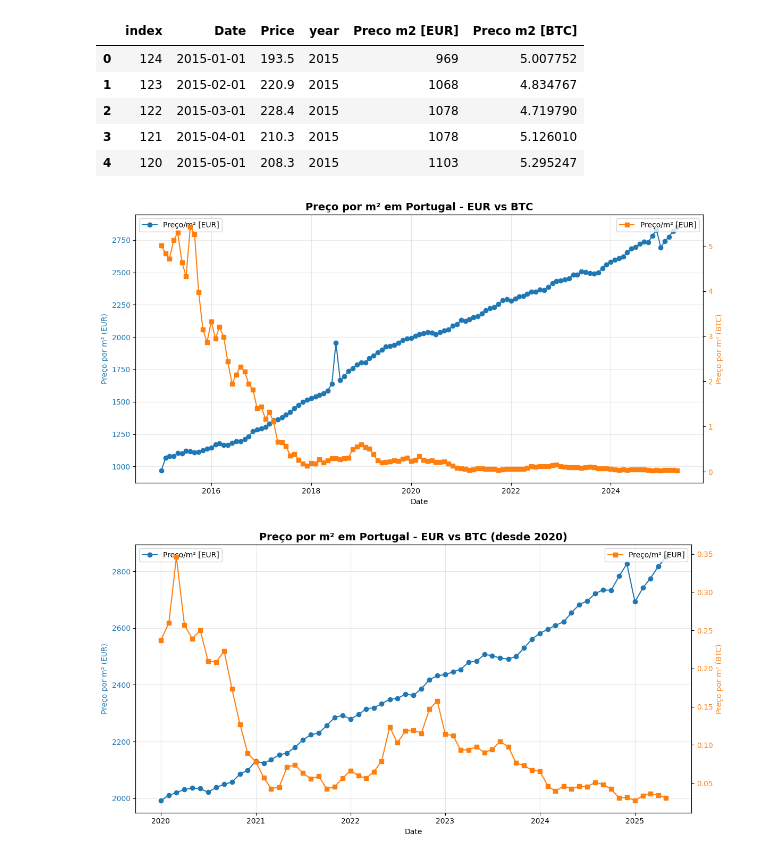
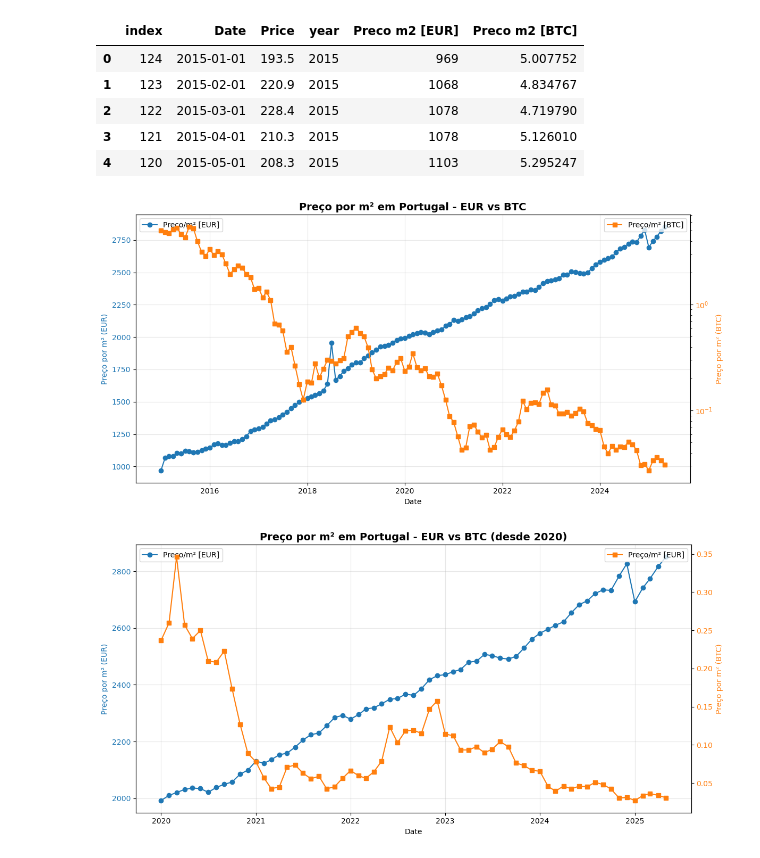
Before and after one commit to andrebarros6/pprbitcoin, a Jupyter notebook: ppr-bitcoin.ipynb, the cells around one changed output. Saved outputs shown, nothing was run; the diff lists cells and outputs as text; code cells hidden in the pictures.

```diff
--- a/ppr-bitcoin.ipynb
+++ b/ppr-bitcoin.ipynb
@@ -3,7 +3,7 @@ import pandas as pd
 import numpy
 import matplotlib.pyplot as plt
 # %%
-btc_eur = pd.read_csv(r"C:\Users\abarr\Desktop\ironhack\extra\pprbitcoin\BTC_EUR Kraken Historical Data (1).csv")
+btc_eur = pd.read_csv(r"C:\Users\abarr\Desktop\ironhack\extra\pprbitcoin\pprbitcoin\BTC_EUR Kraken Historical Data (1).csv")
 btc_eur.head()
 # %% [output]
 |  | Date | Price | Open | High | Low | Vol. | Change % |
@@ -52,6 +53,6 @@ Change %            object
 dtype: object
 # %%
-imob_pt = pd.read_csv(r"C:\Users\abarr\Desktop\ironhack\extra\pprbitcoin\m2-casas-PT.csv")
+imob_pt = pd.read_csv(r"C:\Users\abarr\Desktop\ironhack\extra\pprbitcoin\pprbitcoin\m2-casas-PT.csv")
 imob_pt.head()
 # %% [output]
 |  | Mes | Preco m2 [EUR] | Variacao mensal | Variacao trimestral | Variacao anual |
@@ -113,7 +114,7 @@ year                            int32
 month                           int32
 dtype: object
 # %%
-imob_pt.rename(columns={'Mes':'Date', 'Variacao mensal':'Variacao mensal [%]', 'Variacao trimestral':'Variacao trimestral [%]', 'Variacao anual':'Variacao anual [%]'}, inplace=True)
+imob_pt.rename(columns={'Variacao mensal':'Variacao mensal [%]', 'Variacao trimestral':'Variacao trimestral [%]', 'Variacao anual':'Variacao anual [%]'}, inplace=True)
 # %%
 imob_pt.head()
 # %% [output]
@@ -194,33 +195,34 @@ df.head()
 # %%
 # Create the plot with dual y-axes
 fig, ax1 = plt.subplots(figsize=(12, 6))
 
 # Plot house prices on left y-axis
 color1 = 'tab:blue'
 ax1.set_xlabel('Date')
 
 
 ax1.set_ylabel('Preço por m² (EUR)', color=color1)
 ax1.plot(df['Date'], df['Preco m2 [EUR]'], color=color1, marker='o', label='Preço/m² [EUR]')
 ax1.tick_params(axis='y', labelcolor=color1)
 ax1.grid(True, alpha=0.3)
 
 # Create second y-axis for Bitcoin price
 ax2 = ax1.twinx()
 color2 = 'tab:orange'
 ax2.set_ylabel('Preço por m² (BTC)', color=color2)
-ax2.plot(df['Date'], df['Preco m2 [BTC]'], color=color2, marker='s', label='Preço/m² [EUR]')
+ax2.set_yscale('log')
+ax2.plot(df['Date'], df['Preco m2 [BTC]'], color=color2, marker='s', label='Preço/m² [BTC]')
 ax2.tick_params(axis='y', labelcolor=color2)
 
 # Add title and legends
 plt.title('Preço por m² em Portugal - EUR vs BTC', fontsize=14, fontweight='bold')
 ax1.legend(loc='upper left')
 ax2.legend(loc='upper right')
 
 plt.tight_layout()
 plt.show()
 # %% [output]
-[figure, old version]
+[figure, new version]
 # %%
 # making a new graph with only data from 2020
 
@@ -255,4 +257,4 @@ ax2.legend(loc='upper right')
 plt.tight_layout()
 plt.show()
 # %% [output]
-[figure, old version]
+[figure, new version]
```
Also changed, not shown: parts of 4 cells of this notebook.
